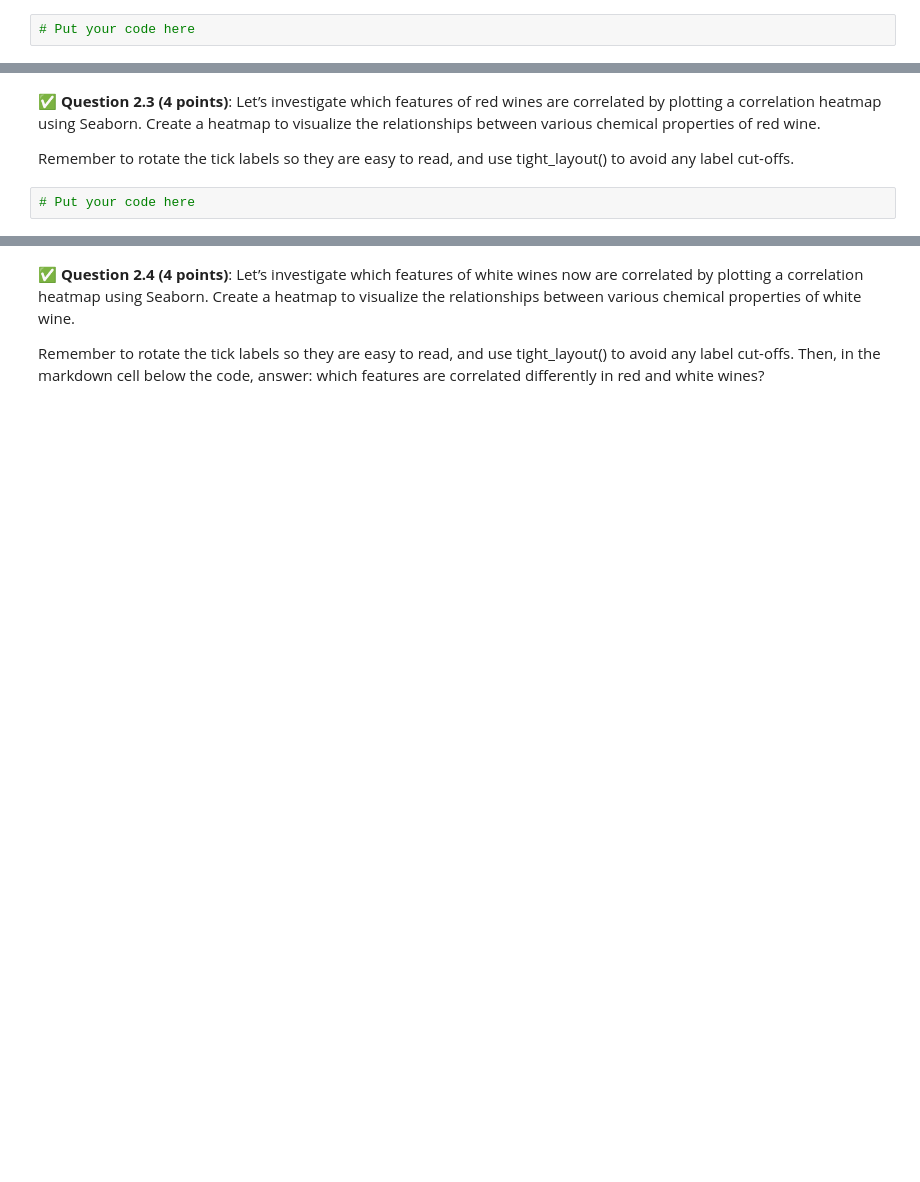
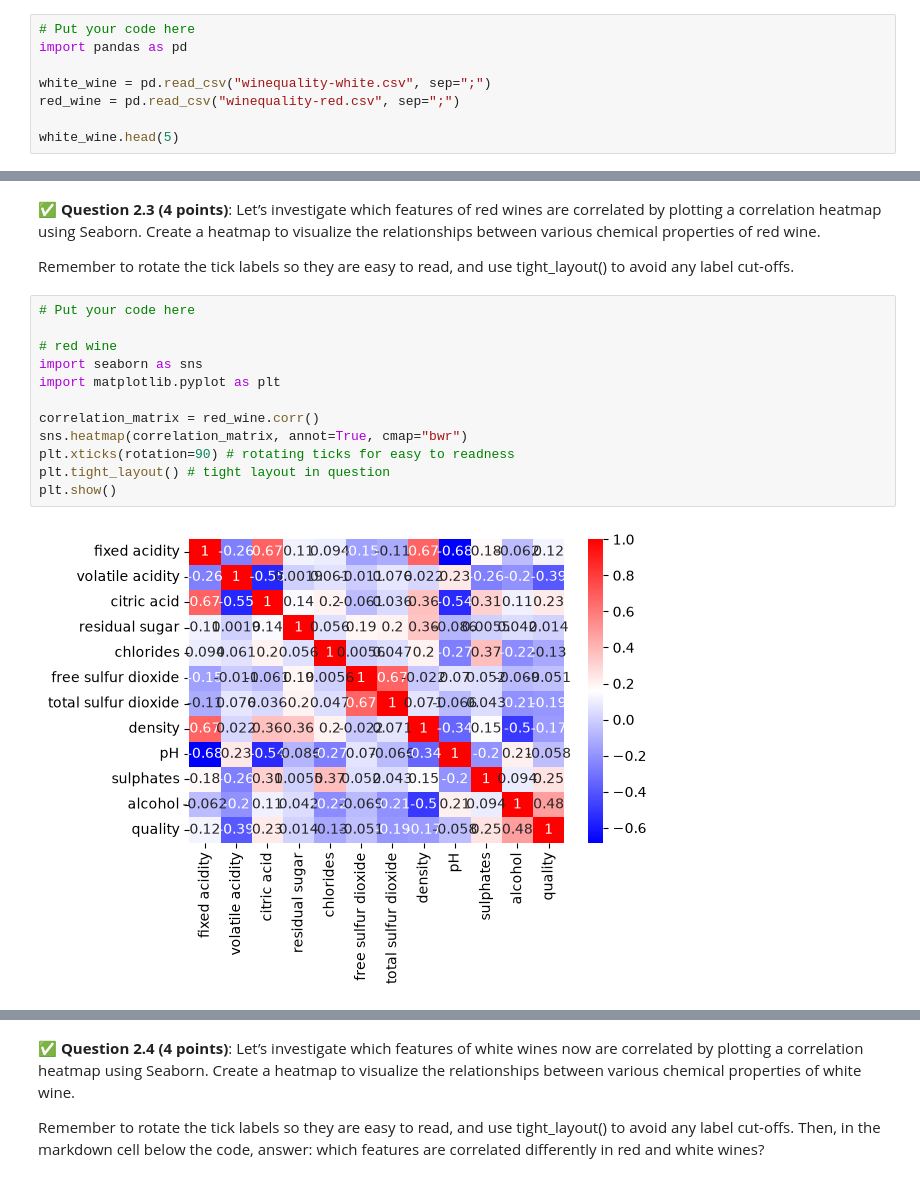
Before and after one commit to beayldz/CMSE202-f26-turnin, a Jupyter notebook: hw-03/HW03-Regression-Ayyildiz.ipynb, the cells around one changed output, grey strips where cells are left out. Saved outputs shown, nothing was run; the diff lists cells and outputs as text; blank space fills up the shorter version.

Commit message:
Completed question 2 first pass

```diff
--- a/hw-03/HW03-Regression-Ayyildiz.ipynb
+++ b/hw-03/HW03-Regression-Ayyildiz.ipynb
@@ -194,3 +219,9 @@ and a description of the files here:
 &#9989;  **Question 2.2 (4 points)**: Next, load the data of red and white wine into two separate Pandas DataFrames and display the first and last 5 rows.
 # %%
 # Put your code here
+import pandas as pd
+
+white_wine = pd.read_csv("winequality-white.csv", sep=";")
+red_wine = pd.read_csv("winequality-red.csv", sep=";")
+
+white_wine.head(5)
@@ -205,6 +252,18 @@ and a description of the files here:
 Remember to rotate the tick labels so they are easy to read, and use tight_layout() to avoid any label cut-offs.
 # %%
 # Put your code here
+
+# red wine
+import seaborn as sns
+import matplotlib.pyplot as plt
+
+correlation_matrix = red_wine.corr()
+sns.heatmap(correlation_matrix, annot=True, cmap="bwr")
+plt.xticks(rotation=90) # rotating ticks for easy to readness
+plt.tight_layout() # tight layout in question
+plt.show()
+# %% [output]
+[figure, added]
 # %% [markdown]
 <!-- END QUESTION -->
 <!-- DO NOT MODIFY OR DELETE THIS CELL. Make sure your solution to the question above is in the cell(s) above this one. -->
```
Also changed, not shown: parts of 13 cells of this notebook, 3 other files.
